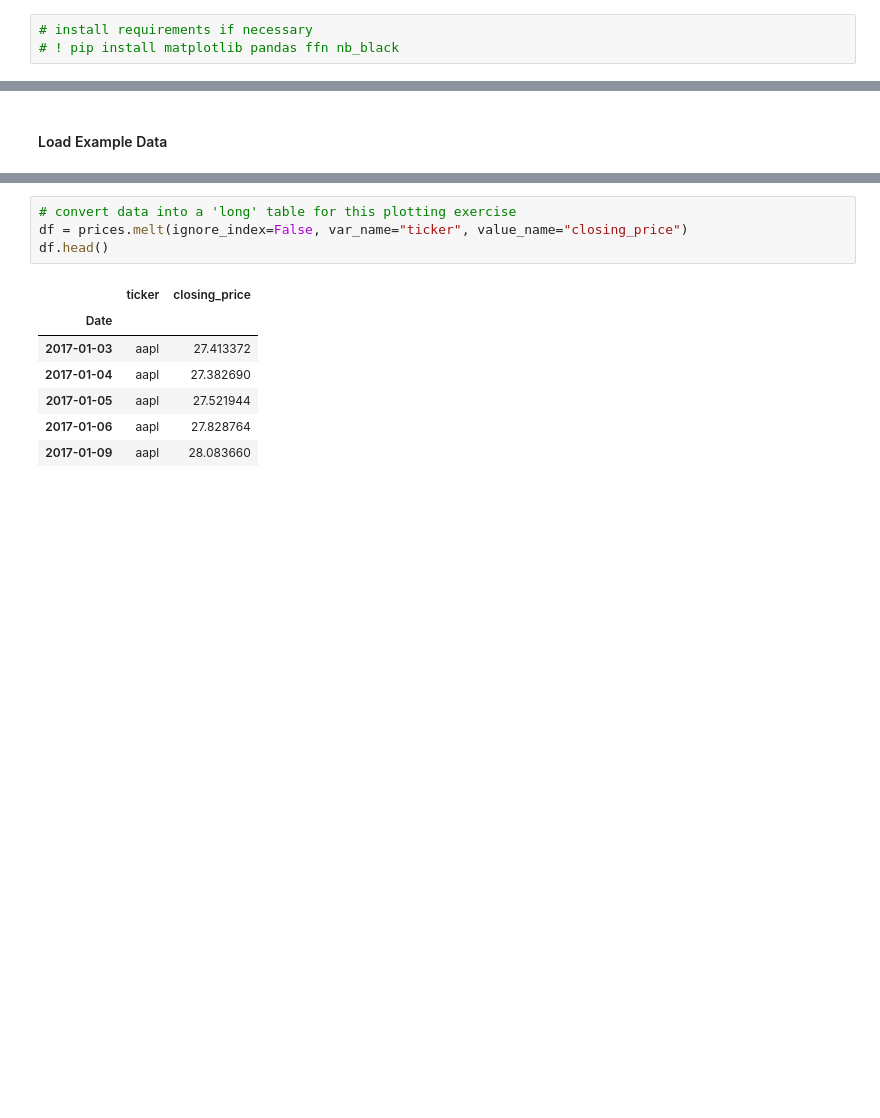
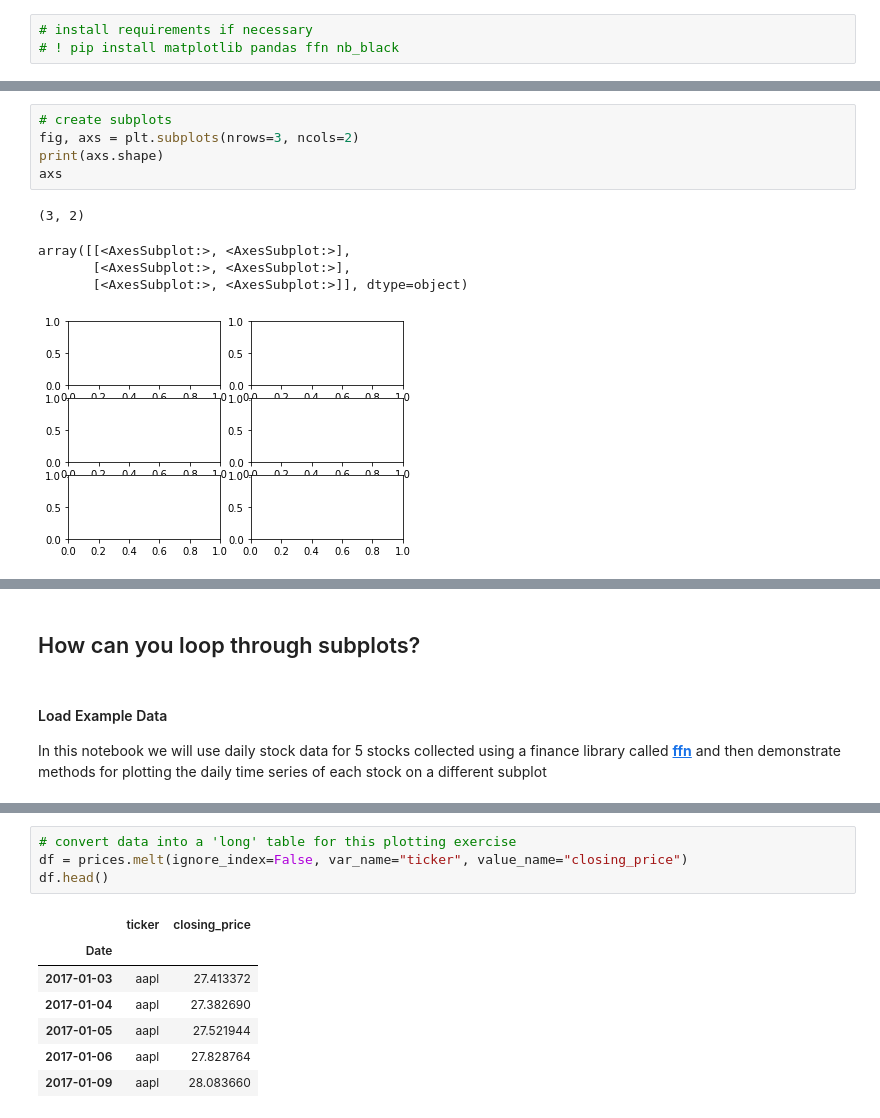
Before and after one commit to julian-west/e4ds-snippets, a Jupyter notebook: matplotlib/subplots_in_loop.ipynb, the cells around one changed output, grey strips where cells are left out. Drawn from its saved outputs; the diff is of its cells as text; blank space fills up the shorter version.

Commit message:
update matplotlib subplot functions

```diff
--- a/matplotlib/subplots_in_loop.ipynb
+++ b/matplotlib/subplots_in_loop.ipynb
@@ -21,0 +22,11 @@ import matplotlib.pyplot as plt
+# %%
+# create subplots
+fig, axs = plt.subplots(nrows=3, ncols=2)
+print(axs.shape)
+axs
+# %% [output]
+(3, 2)
+array([[<AxesSubplot:>, <AxesSubplot:>],
+       [<AxesSubplot:>, <AxesSubplot:>],
+       [<AxesSubplot:>, <AxesSubplot:>]], dtype=object)
+[figure, added]
@@ -22,3 +34,7 @@ import matplotlib.pyplot as plt
+# %% [markdown]
+## How can you loop through subplots?
 # %% [markdown]
 #### Load Example Data
+
+In this notebook we will use daily stock data for 5 stocks collected using a finance library called **[ffn](https://pypi.org/project/ffn/)** and then demonstrate methods for plotting the daily time series of each stock on a different subplot
 # %%
```
Also changed, not shown: parts of 13 cells of this notebook.
